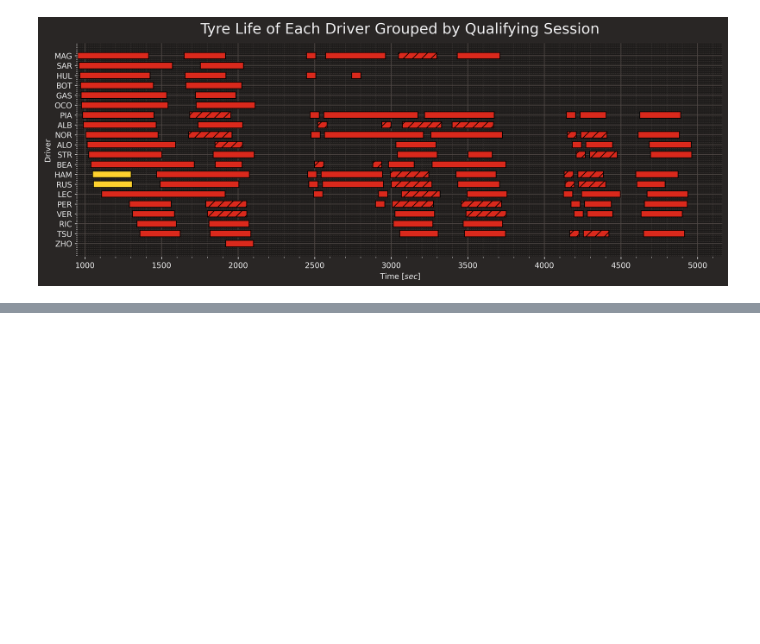
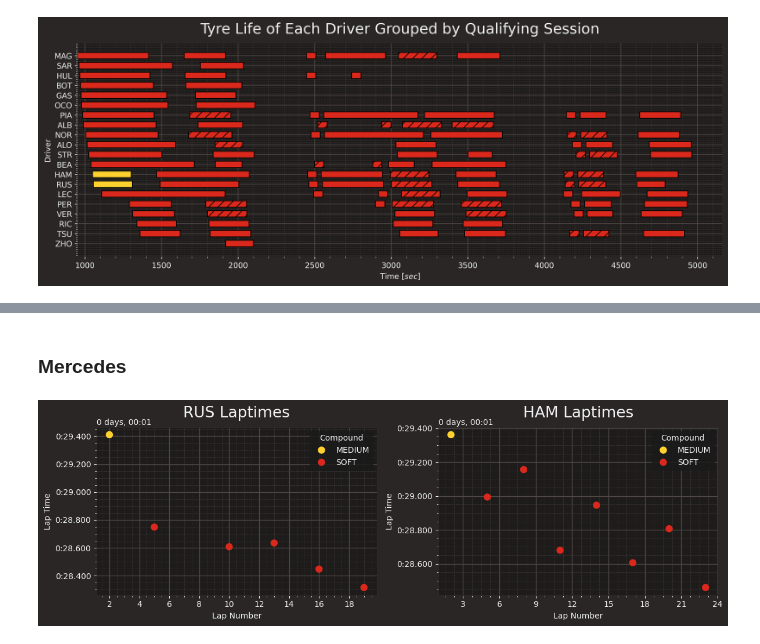
Before and after one commit to visciric/Projects, a Jupyter notebook: F1 Data Analysis/season_2024/02_Jeddah/Qualifying.ipynb, the cells around one changed output, grey strips where cells are left out. Saved outputs shown, nothing was run; the diff lists cells and outputs as text; code cells hidden in the pictures; blank space fills up the shorter version.

```diff
--- a/F1 Data Analysis/season_2024/02_Jeddah/Qualifying.ipynb
+++ b/F1 Data Analysis/season_2024/02_Jeddah/Qualifying.ipynb
@@ -146,0 +276,6 @@ plt.show()
+# %% [markdown]
+### Mercedes
+# %%
+plot_driver_laptimes(get_drivers_of_teams('Mercedes'), session)
+# %% [output]
+[figure, added]
```
Also changed, not shown: parts of 21 cells of this notebook, 2 other files.
